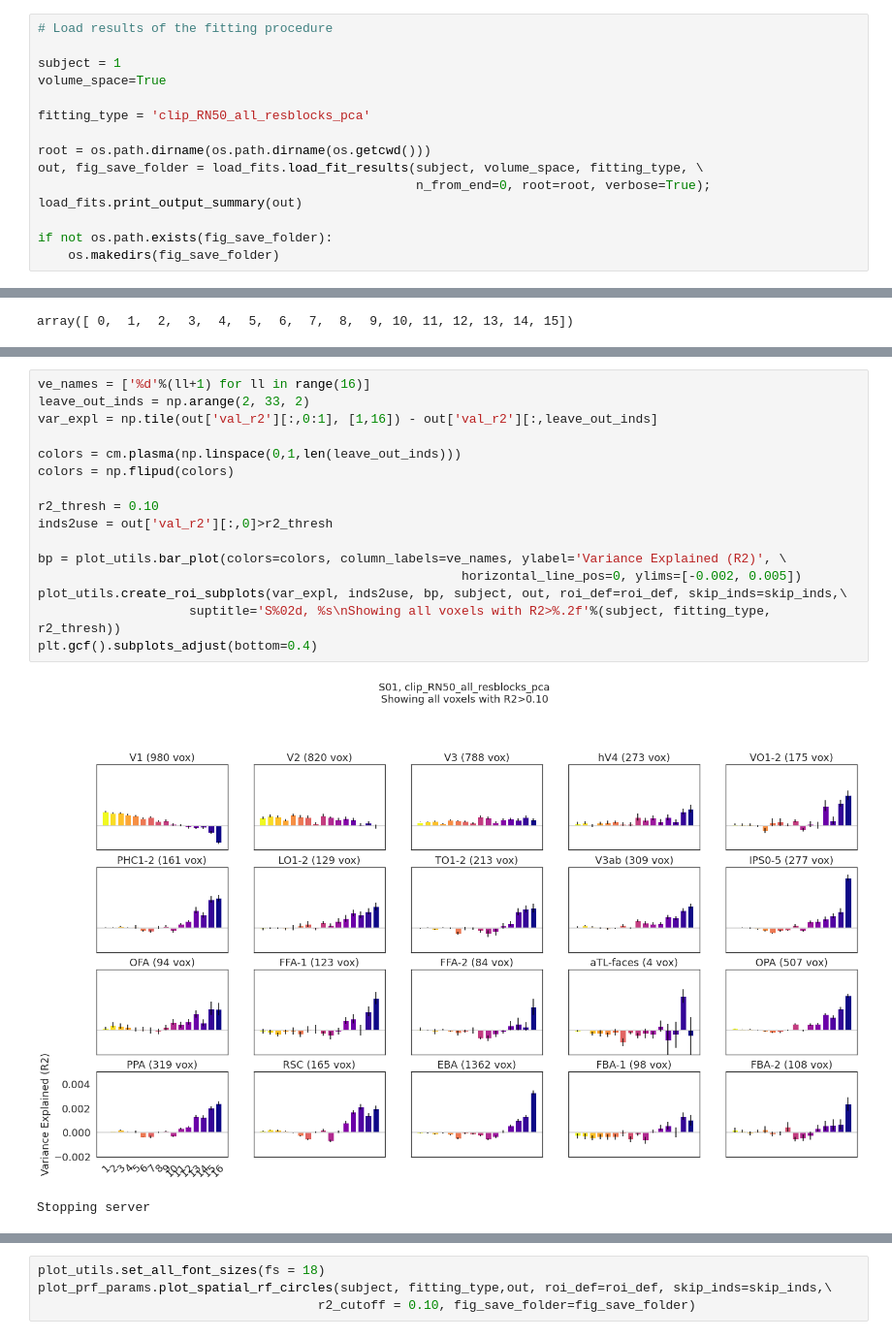
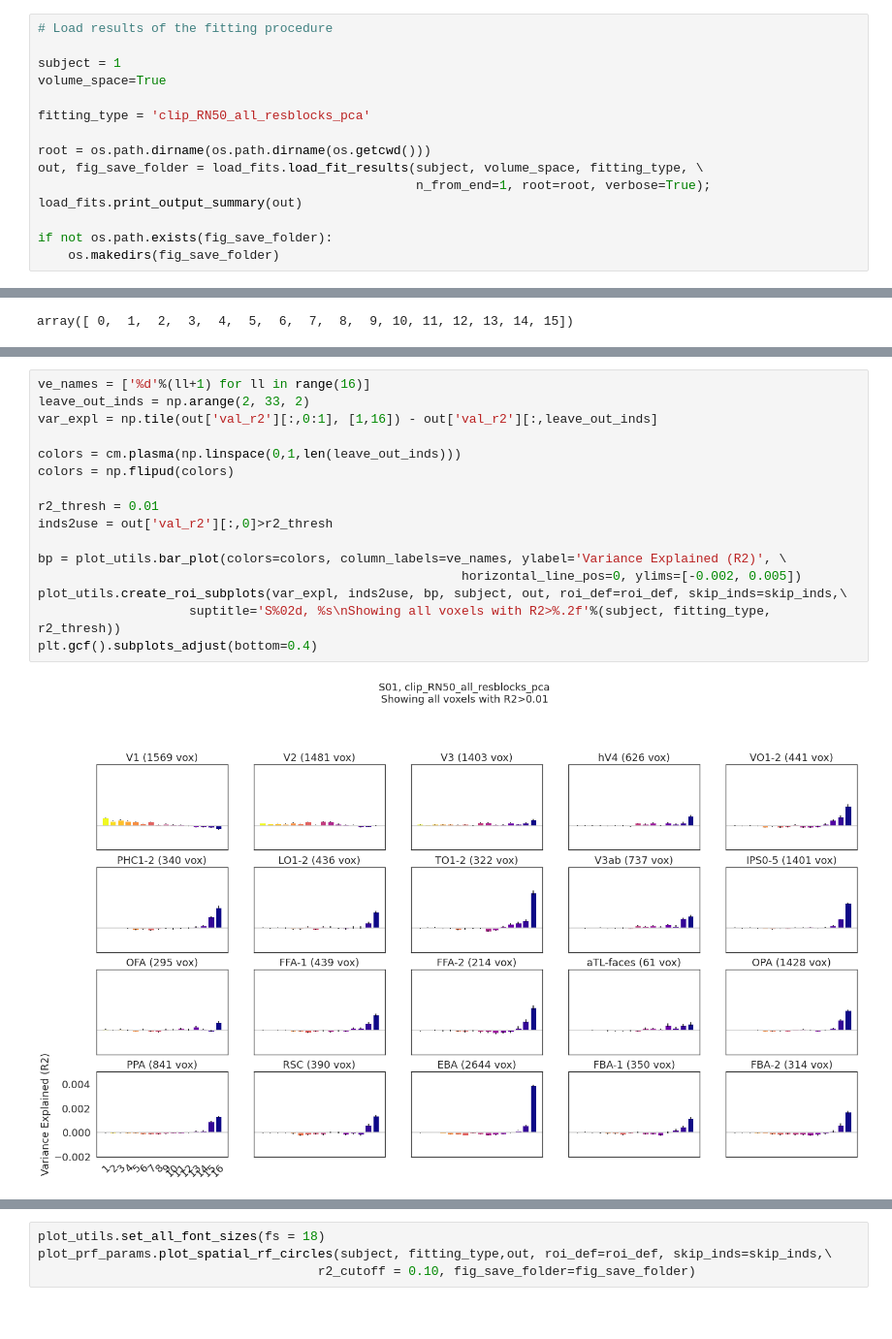
Before and after one commit to mmhenderson/modfit, a Jupyter notebook: notebooks/plot_encoding_model_fits/plot_clip.ipynb, the cells around one changed output, grey strips where cells are left out. Shown: that part at 97% size. Saved outputs shown, nothing was run; the diff lists cells and outputs as text.

```diff
--- a/notebooks/plot_encoding_model_fits/plot_clip.ipynb
+++ b/notebooks/plot_encoding_model_fits/plot_clip.ipynb
@@ -28,7 +28,7 @@ fitting_type = 'clip_RN50_all_resblocks_pca'
 
 root = os.path.dirname(os.path.dirname(os.getcwd()))
 out, fig_save_folder = load_fits.load_fit_results(subject, volume_space, fitting_type, \
-                                                  n_from_end=0, root=root, verbose=True);
+                                                  n_from_end=1, root=root, verbose=True);
 load_fits.print_output_summary(out)
 
 if not os.path.exists(fig_save_folder):
@@ -111,22 +107,21 @@ plt.gcf().subplots_adjust(bottom=0.5)
 # %%
 ve_names = ['%d'%(ll+1) for ll in range(16)]
 leave_out_inds = np.arange(2, 33, 2)
 var_expl = np.tile(out['val_r2'][:,0:1], [1,16]) - out['val_r2'][:,leave_out_inds]
 
 colors = cm.plasma(np.linspace(0,1,len(leave_out_inds)))
 colors = np.flipud(colors)
 
-r2_thresh = 0.10
+r2_thresh = 0.01
 inds2use = out['val_r2'][:,0]>r2_thresh
 
 bp = plot_utils.bar_plot(colors=colors, column_labels=ve_names, ylabel='Variance Explained (R2)', \
                                                         horizontal_line_pos=0, ylims=[-0.002, 0.005])
 plot_utils.create_roi_subplots(var_expl, inds2use, bp, subject, out, roi_def=roi_def, skip_inds=skip_inds,\
                     suptitle='S%02d, %s\nShowing all voxels with R2>%.2f'%(subject, fitting_type, r2_thresh))
 plt.gcf().subplots_adjust(bottom=0.4)
 # %% [output]
-[figure, old version]
+[figure, new version]
-Stopping server
 # %%
 
 port=63333
```
Also changed, not shown: parts of 5 cells of this notebook, 12 other files.
